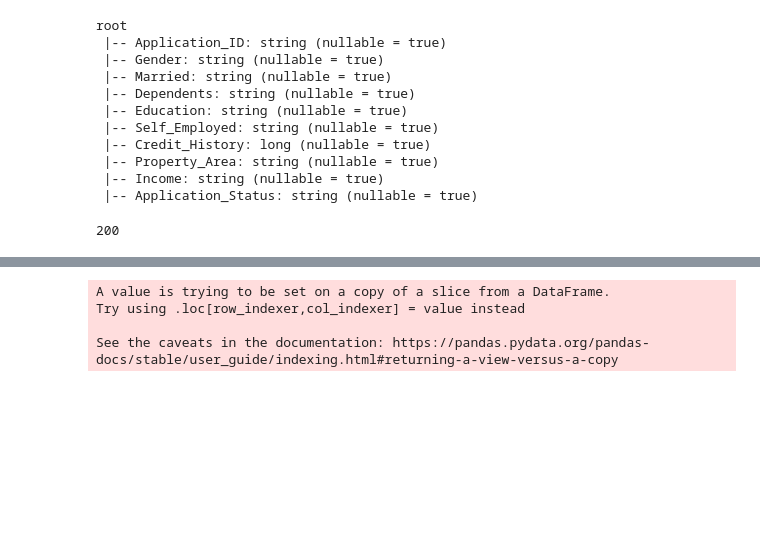
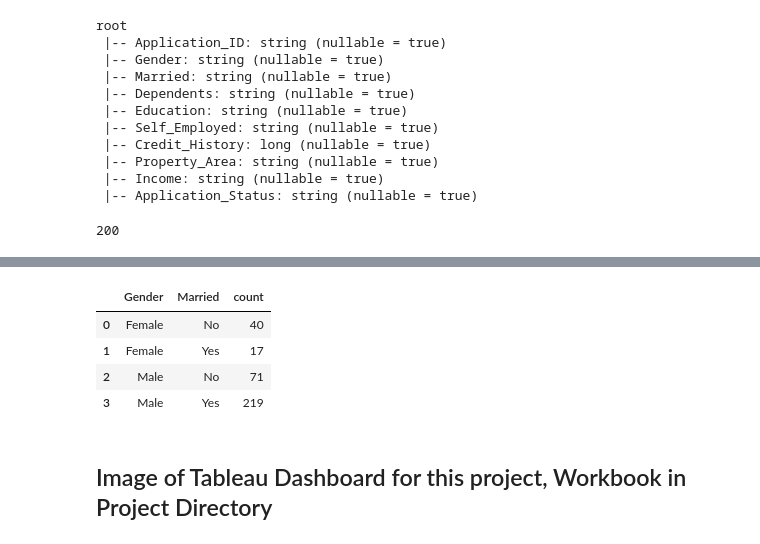
Before and after one commit to kayysvz/etl-p, a Jupyter notebook: part-2.ipynb, the cells around one changed output, grey strips where cells are left out. Drawn from its saved outputs; the diff is of its cells as text; code cells hidden in the pictures; blank space fills up the shorter version.

Commit message:
Added Tableau, Better Barchart for Part 2

```diff
--- a/part-2.ipynb
+++ b/part-2.ipynb
@@ -104,3 +92,55 @@ fig.show()
+# %%
+#Find the percentage of rejection for married male applicants.
+import plotly.graph_objects as go
+
+import numpy as np
+#male = np.logical_and(df1['Gender']=='Male', df1['Married'=='Y'], df1['Application_Status']=='Y' )
+
+male = df1.groupby(['Gender', 'Married'])['Application_Status'].apply(lambda x: (x=='Y').sum()).reset_index(name='count')
+#& df1[df1['Application_Status']=='Y']
+
+#d = pd.DataFrame(np.extract(male==True, male), np.extract(male==False, male) )
+
+
+fig = px.bar(
+    x=male['Gender']=='Male',
+    y=male['count'],
+    color=male['Gender'],
+    title="Application approval by Gender and Marital Status",
+    color_discrete_sequence=px.colors.qualitative.Vivid,
+    labels={
+        'x': "Gender",
+        'y': "Count"
+    },
+    data_frame=male,
+    text=round(male['count']/male['count'].sum()*100, 2),
+    barmode='overlay'
+
+)
+
+"""trace2= px.bar(
+    x=male['Gender']=='Female',
+    y=male['count'],
+    color=male['Married'],
+    title="Application approval by Gender and Marital Status",
+    color_discrete_sequence=px.colors.qualitative.Vivid,
+    labels={
+        'x': "Married",
+        'y': "Count"
+    }
+    ,barmode='overlay'
+
+)
+fig.add_trace(trace2.data[0])"""
+fig.show()
+
+male.head()
+# %% [output]
+|  | Gender | Married | count |
+| 0 | Female | No | 40 |
+| 1 | Female | Yes | 17 |
+| 2 | Male | No | 71 |
+| 3 | Male | Yes | 219 |
 # %%
 #Reading data from database because we need the credit table
 
@@ -125,6 +163,7 @@ credit_df = credit_df.toPandas()
 # %%
 #Find and plot the top three months with the largest transaction data.
-dates = credit_df[['TIMEID', 'TRANSACTION_VALUE']]
+import calendar
+dates = credit_df.loc[:,['TIMEID', 'TRANSACTION_VALUE']]
 dates['TIMEID'] = pd.to_datetime(dates['TIMEID'], format='%Y%m%d').dt.month
 dates
 
@@ -132,13 +171,9 @@ dates
 tgroup = dates.groupby('TIMEID')['TRANSACTION_VALUE'].sum().reset_index()
 tgroup
 
-fig = px.line(tgroup, x='TIMEID', y='TRANSACTION_VALUE', markers=True)
+fig = px.line(tgroup, x='TIMEID', y='TRANSACTION_VALUE', markers=True, line_shape='spline', text='TIMEID')
+fig.update_traces(textposition="bottom right")
 fig.show()
-# %% [output]
-A value is trying to be set on a copy of a slice from a DataFrame.
-Try using .loc[row_indexer,col_indexer] = value instead
-
-See the caveats in the documentation: https://pandas.pydata.org/pandas-docs/stable/user_guide/indexing.html#returning-a-view-versus-a-copy
 # %%
 #Find and plot which branch processed the highest total dollar value of healthcare transactions.
 
@@ -150,3 +185,5 @@ grouped = grouped.sort_values(by='TRANSACTION_VALUE', ascending=False)
 grouped
 fig = px.scatter(grouped, x='BRANCH_CODE', y='TRANSACTION_VALUE', color='TRANSACTION_VALUE', size='TRANSACTION_VALUE')
 fig.show()
+# %% [markdown]
+<h2> Image of Tableau Dashboard for this project, Workbook in Project Directory </h2>
```
Also changed, not shown: parts of 5 cells of this notebook, 3 other files.
